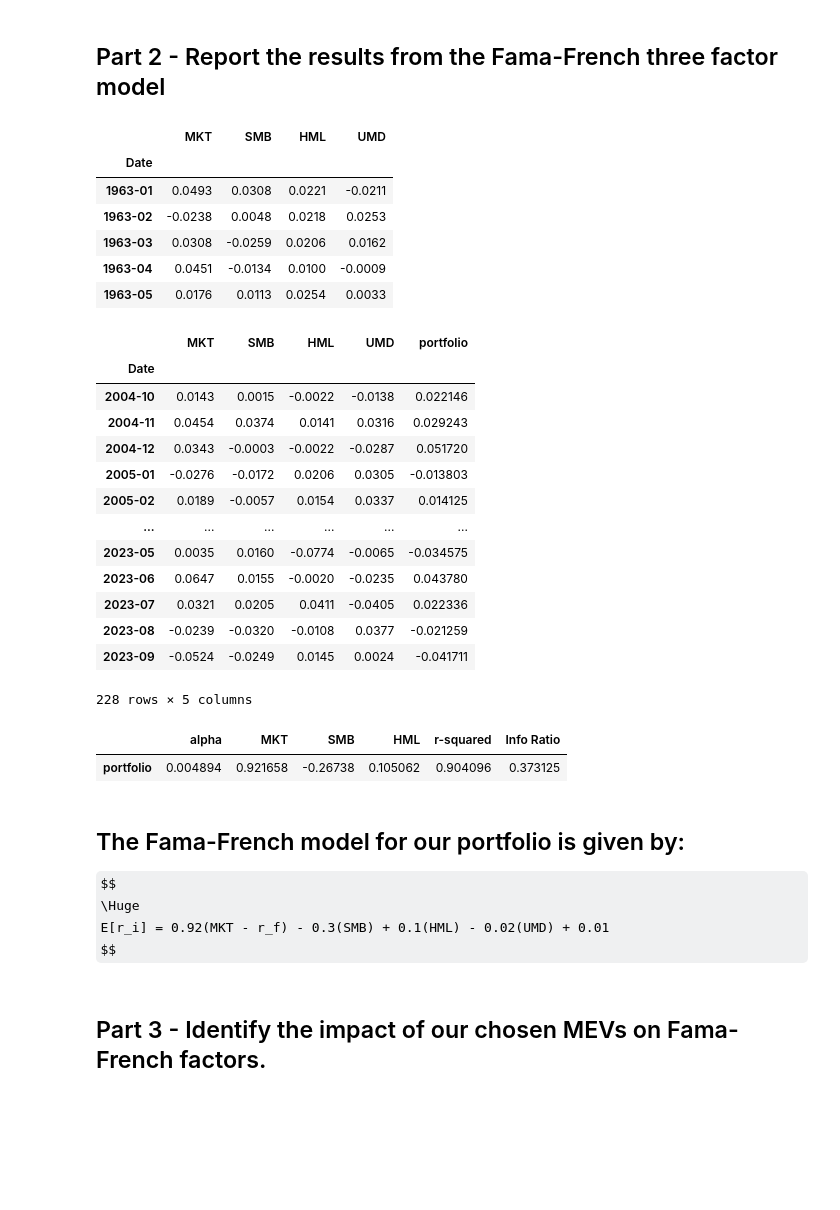
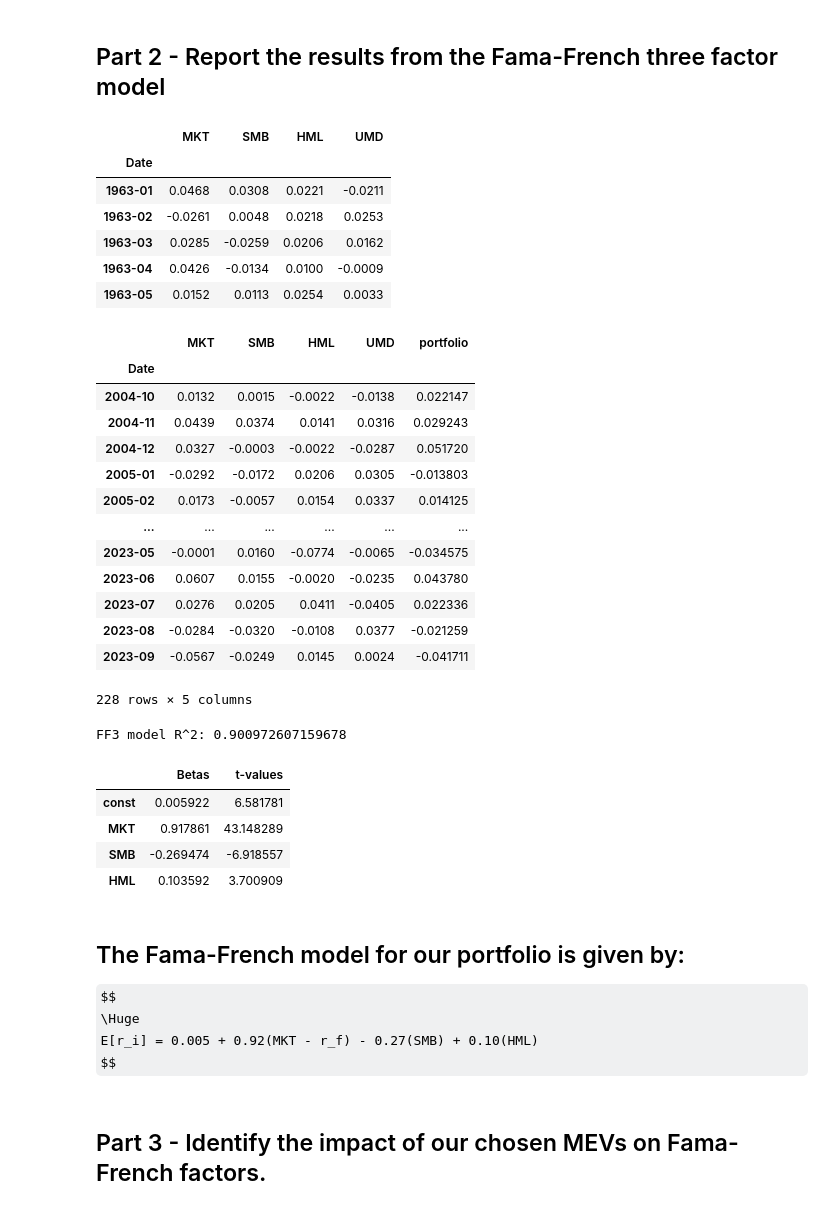
Before and after one commit to vafang25/Econ_Project_2, a Jupyter notebook: Data_Project_2.ipynb, the cells around one changed output. Drawn from its saved outputs; the diff is of its cells as text; code cells hidden in the pictures; some formulas as TeX source; blank space fills up the shorter version.

```diff
--- a/Data_Project_2.ipynb
+++ b/Data_Project_2.ipynb
@@ -201,17 +199,23 @@ FF_factors = pd.read_excel('wrds_data.xlsx', sheet_name='returns', index_col=0)
 # %%
+# import FF factors
+
 FF_factors = pd.read_excel('wrds_data.xlsx', sheet_name='returns', index_col=0)
-FF_factors = FF_factors[['FAMA-FRENCH MARKET FACTOR', 'FAMA-FRENCH SIZE FACTOR (SMB)', 'FAMA-FRENCH VALUE FACTOR (HML)', 'MOMENTUM FACTOR']]
-FF_factors = FF_factors.rename(columns={'FAMA-FRENCH MARKET FACTOR': 'MKT', 'FAMA-FRENCH SIZE FACTOR (SMB)': 'SMB', 'FAMA-FRENCH VALUE FACTOR (HML)': 'HML', 'MOMENTUM FACTOR': 'UMD'})
+FF_factors = FF_factors[['FAMA-FRENCH MARKET FACTOR', 'RISK-FREE RATE', 'FAMA-FRENCH SIZE FACTOR (SMB)', 'FAMA-FRENCH VALUE FACTOR (HML)', 'MOMENTUM FACTOR']]
+FF_factors = FF_factors.rename(columns={'FAMA-FRENCH MARKET FACTOR': 'MKT', 'RISK-FREE RATE': 'RF','FAMA-FRENCH SIZE FACTOR (SMB)': 'SMB', 'FAMA-FRENCH VALUE FACTOR (HML)': 'HML', 'MOMENTUM FACTOR': 'UMD'})
+FF_factors['MKT'] = FF_factors['MKT'] - FF_factors['RF']
+FF_factors = FF_factors.drop(columns=['RF'])
 FF_factors.head()
 # %% [output]
 |  | MKT | SMB | HML | UMD |
 | Date |  |  |  |  |
-| 1963-01 | 0.0493 | 0.0308 | 0.0221 | -0.0211 |
-| 1963-02 | -0.0238 | 0.0048 | 0.0218 | 0.0253 |
-| 1963-03 | 0.0308 | -0.0259 | 0.0206 | 0.0162 |
-| 1963-04 | 0.0451 | -0.0134 | 0.0100 | -0.0009 |
-| 1963-05 | 0.0176 | 0.0113 | 0.0254 | 0.0033 |
+| 1963-01 | 0.0468 | 0.0308 | 0.0221 | -0.0211 |
+| 1963-02 | -0.0261 | 0.0048 | 0.0218 | 0.0253 |
+| 1963-03 | 0.0285 | -0.0259 | 0.0206 | 0.0162 |
+| 1963-04 | 0.0426 | -0.0134 | 0.0100 | -0.0009 |
+| 1963-05 | 0.0152 | 0.0113 | 0.0254 | 0.0033 |
 # %%
+# get FF factors and portfolio returns in one dataframe
+
 FF_model = FF_factors.copy()
 FF_model['portfolio'] = returns['portfolio']
 FF_model = FF_model.dropna()
@@ -219,29 +223,45 @@ FF_model
 # %% [output]
 |  | MKT | SMB | HML | UMD | portfolio |
 | Date |  |  |  |  |  |
-| 2004-10 | 0.0143 | 0.0015 | -0.0022 | -0.0138 | 0.022146 |
-| 2004-11 | 0.0454 | 0.0374 | 0.0141 | 0.0316 | 0.029243 |
-| 2004-12 | 0.0343 | -0.0003 | -0.0022 | -0.0287 | 0.051720 |
-| 2005-01 | -0.0276 | -0.0172 | 0.0206 | 0.0305 | -0.013803 |
-| 2005-02 | 0.0189 | -0.0057 | 0.0154 | 0.0337 | 0.014125 |
+| 2004-10 | 0.0132 | 0.0015 | -0.0022 | -0.0138 | 0.022147 |
+| 2004-11 | 0.0439 | 0.0374 | 0.0141 | 0.0316 | 0.029243 |
+| 2004-12 | 0.0327 | -0.0003 | -0.0022 | -0.0287 | 0.051720 |
+| 2005-01 | -0.0292 | -0.0172 | 0.0206 | 0.0305 | -0.013803 |
+| 2005-02 | 0.0173 | -0.0057 | 0.0154 | 0.0337 | 0.014125 |
 | ... | ... | ... | ... | ... | ... |
-| 2023-05 | 0.0035 | 0.0160 | -0.0774 | -0.0065 | -0.034575 |
-| 2023-06 | 0.0647 | 0.0155 | -0.0020 | -0.0235 | 0.043780 |
-| 2023-07 | 0.0321 | 0.0205 | 0.0411 | -0.0405 | 0.022336 |
-| 2023-08 | -0.0239 | -0.0320 | -0.0108 | 0.0377 | -0.021259 |
-| 2023-09 | -0.0524 | -0.0249 | 0.0145 | 0.0024 | -0.041711 |
+| 2023-05 | -0.0001 | 0.0160 | -0.0774 | -0.0065 | -0.034575 |
+| 2023-06 | 0.0607 | 0.0155 | -0.0020 | -0.0235 | 0.043780 |
+| 2023-07 | 0.0276 | 0.0205 | 0.0411 | -0.0405 | 0.022336 |
+| 2023-08 | -0.0284 | -0.0320 | -0.0108 | 0.0377 | -0.021259 |
+| 2023-09 | -0.0567 | -0.0249 | 0.0145 | 0.0024 | -0.041711 |
 228 rows × 5 columns
-# %%
-FF_portfolio = get_ols_metrics(FF_model[['MKT', 'SMB', 'HML']], FF_model['portfolio'])
-FF_portfolio
-# %% [output]
-|  | alpha | MKT | SMB | HML | r-squared | Info Ratio |
-| portfolio | 0.004894 | 0.921658 | -0.26738 | 0.105062 | 0.904096 | 0.373125 |
+# %%
+# Regress portfolio returns on FF factors
+
+import statsmodels.api as sm
+
+X = FF_model[['MKT', 'SMB', 'HML']]
+X = sm.add_constant(X)
+Y = FF_model['portfolio']
+ffmodel = sm.OLS(Y, X).fit()
+
+# print results
+
+print("FF3 model R^2:", ffmodel.rsquared)
+ffmodel_regression_summary = pd.DataFrame([ffmodel.params, ffmodel.tvalues], index=['Betas', 't-values']).T
+ffmodel_regression_summary
+# %% [output]
+FF3 model R^2: 0.900972607159678
+|  | Betas | t-values |
+| const | 0.005922 | 6.581781 |
+| MKT | 0.917861 | 43.148289 |
+| SMB | -0.269474 | -6.918557 |
+| HML | 0.103592 | 3.700909 |
 # %% [markdown]
 ## The Fama-French model for our portfolio is given by:
 $$
 \Huge
-E[r_i] = 0.92(MKT - r_f) - 0.3(SMB) + 0.1(HML) - 0.02(UMD) + 0.01
+E[r_i] = 0.005 + 0.92(MKT - r_f) - 0.27(SMB) + 0.10(HML)
 $$
 # %% [markdown]
 ## Part 3 - Identify the impact of our chosen MEVs on Fama-French factors.
```
Also changed, not shown: parts of 40 cells of this notebook.
